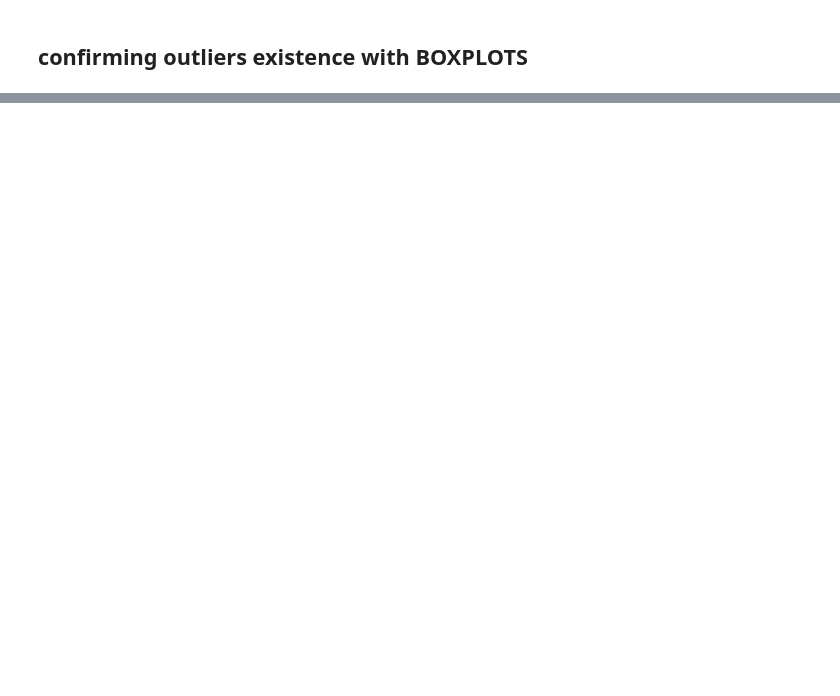
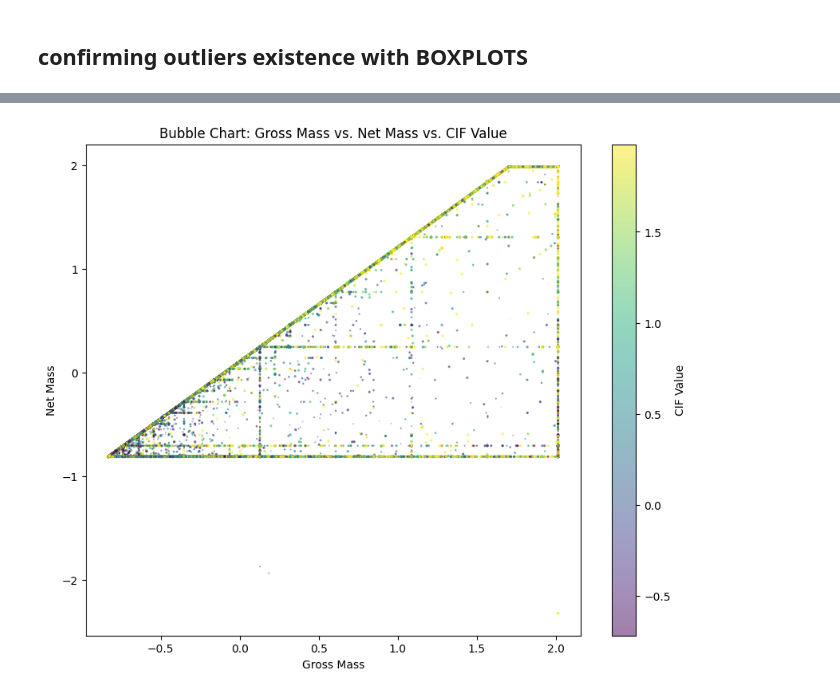
Before and after one commit to sentongo-web/MASTERS_DEGREE_PROJECT_MSDS, a Jupyter notebook: project_code.ipynb, the cells around one changed output, grey strips where cells are left out. Cells and saved outputs as stored; diff of their text form; code cells hidden in the pictures; blank space fills up the shorter version.

```diff
--- a/project_code.ipynb
+++ b/project_code.ipynb
@@ -463,0 +535,7 @@ data.head()
+# %%
+# prompt: Logarithmic Transformation:
+# Apply log transformations to positively skewed variables: Gross_Mass, Net_Mass, Item_Price, CIF_Value, Duties_Taxes, Unit_Price_Local, and Invoice_Amount_NMU.
+# Apply log transformation to specified columns
+for col in ['Gross_Mass', 'Net_Mass', 'Item_Price', 'CIF_Value', 'Duties_Taxes', 'Unit_Price_Local', 'Invoice_Amount_NMU']:
+    # Add 1 to handle zero values before applying log transformation
+    data[col] = np.log1p(data[col])
@@ -463,0 +544,15 @@ data.head()
+# %%
+# Standardize variables to ensure equal weighting and prevent skewed features from dominating the model:
+# Use z-score normalization (subtract mean, divide by standard deviation) or min-max scaling (scale to [0,1]).
+
+# Identify columns for normalization
+columns_to_normalize = ['Gross_Mass', 'Net_Mass', 'Item_Price', 'CIF_Value', 'Duties_Taxes', 'Invoice_Amount_NMU']
+
+# Initialize the StandardScaler
+scaler = StandardScaler()
+
+# Fit and transform the selected columns
+data[columns_to_normalize] = scaler.fit_transform(data_processed[columns_to_normalize])
+
+# Display the first few rows of the normalized data
+data.head()
@@ -467,0 +570,18 @@ data.shape
+# %%
+# Bubble Chart: Gross Mass vs. Net Mass vs. CIF Value
+# Three-dimensional view of import characteristics
+# Size of bubbles represents another metric like Duties/Taxes
+
+import matplotlib.pyplot as plt
+
+# Assuming 'Gross_Mass', 'Net_Mass', and 'CIF_Value' are in your DataFrame 'data'
+# and 'Duties_Taxes' is the size metric
+plt.figure(figsize=(10, 8))
+plt.scatter(data['Gross_Mass'], data['Net_Mass'], s=data['Duties_Taxes'], c=data['CIF_Value'], alpha=0.5)
+plt.xlabel('Gross Mass')
+plt.ylabel('Net Mass')
+plt.title('Bubble Chart: Gross Mass vs. Net Mass vs. CIF Value')
+plt.colorbar(label='CIF Value')  # Add a colorbar to show CIF Value mapping
+plt.show()
+# %% [output]
+[figure, added]
```
Also changed, not shown: parts of 34 cells of this notebook.
